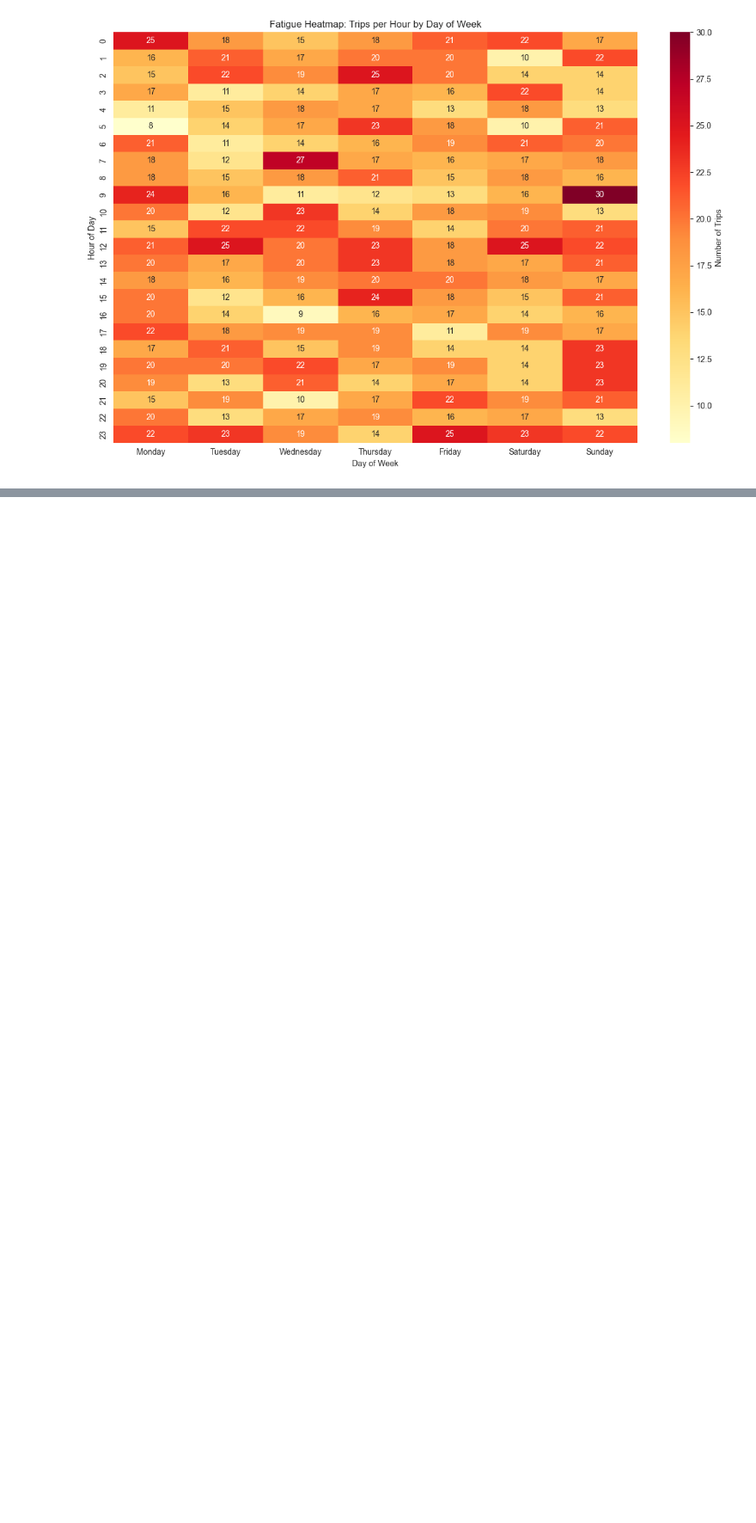
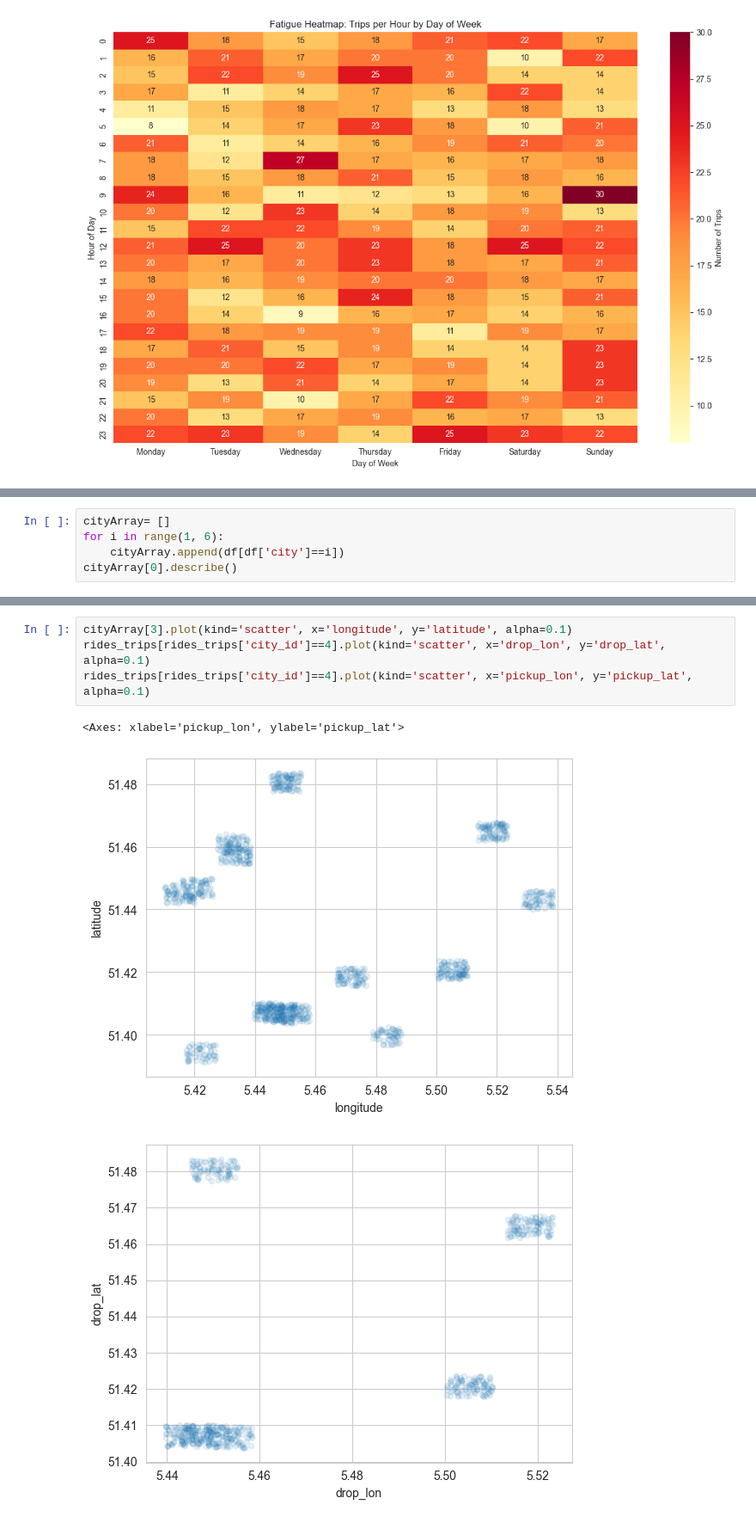
Before and after one commit to kirakirag/junction, a Jupyter notebook: data.ipynb, the cells around one changed output, grey strips where cells are left out. Shown: that part at 86% size. Cells and saved outputs as stored; diff of their text form; blank space fills up the shorter version.

```diff
--- a/data.ipynb
+++ b/data.ipynb
@@ -237,0 +259,5 @@ except Exception as e:
+# %%
+cityArray= []
+for i in range(1, 6):
+    cityArray.append(df[df['city']==i])
+cityArray[0].describe()
@@ -237,0 +274,8 @@ except Exception as e:
+# %%
+cityArray[3].plot(kind='scatter', x='longitude', y='latitude', alpha=0.1)
+rides_trips[rides_trips['city_id']==4].plot(kind='scatter', x='drop_lon', y='drop_lat', alpha=0.1)
+rides_trips[rides_trips['city_id']==4].plot(kind='scatter', x='pickup_lon', y='pickup_lat', alpha=0.1)
+# %% [output]
+<Axes: xlabel='pickup_lon', ylabel='pickup_lat'>
+[figure, added]
+[figure, added]
```
Also changed, not shown: parts of 7 cells of this notebook.
